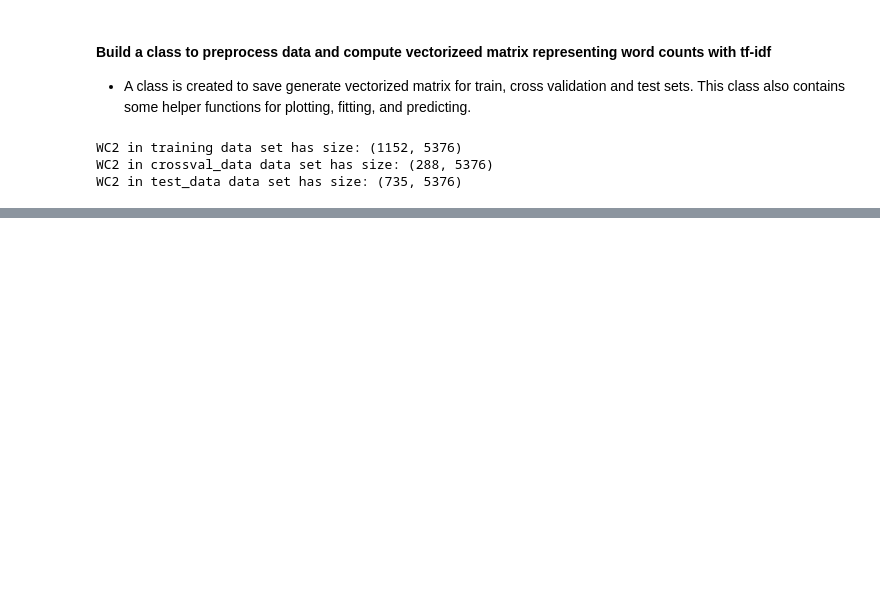
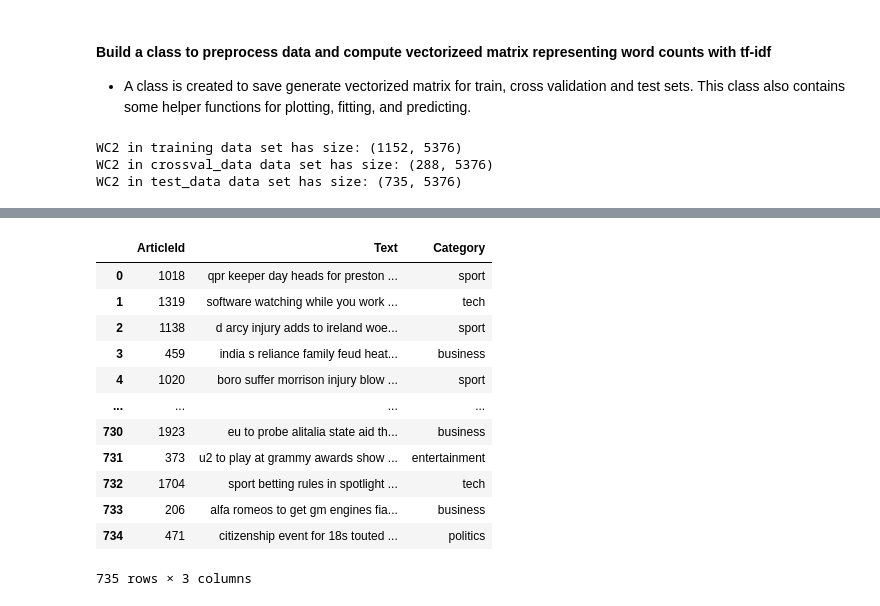
Before and after one commit to Sud-ranjan/bbc_news_classification, a Jupyter notebook: data_preprocessor.ipynb, the cells around one changed output, grey strips where cells are left out. Drawn from its saved outputs; the diff is of its cells as text; code cells hidden in the pictures; blank space fills up the shorter version.

```diff
--- a/data_preprocessor.ipynb
+++ b/data_preprocessor.ipynb
@@ -174,0 +235,25 @@ WC2 in test_data data set has size: (735, 5376)
+# %%
+W_test = model.transform(test_data.WC2)
+
+out_check = [np.argmax(article) for article in W_test]
+cat_id_map
+inverted_map = {v: k for k, v in cat_id_map.items()}
+inverted_map
+
+test_df['Category'] = [inverted_map[i] for i in out_check]
+# %%
+test_df
+# %% [output]
+|  | ArticleId | Text | Category |
+| 0 | 1018 | qpr keeper day heads for preston ... | sport |
+| 1 | 1319 | software watching while you work ... | tech |
+| 2 | 1138 | d arcy injury adds to ireland woe... | sport |
+| 3 | 459 | india s reliance family feud heat... | business |
+| 4 | 1020 | boro suffer morrison injury blow ... | sport |
+| ... | ... | ... | ... |
+| 730 | 1923 | eu to probe alitalia state aid th... | business |
+| 731 | 373 | u2 to play at grammy awards show ... | entertainment |
+| 732 | 1704 | sport betting rules in spotlight ... | tech |
+| 733 | 206 | alfa romeos to get gm engines fia... | business |
+| 734 | 471 | citizenship event for 18s touted ... | politics |
+735 rows × 3 columns
```
Also changed, not shown: parts of 11 cells of this notebook, 2 other files.
